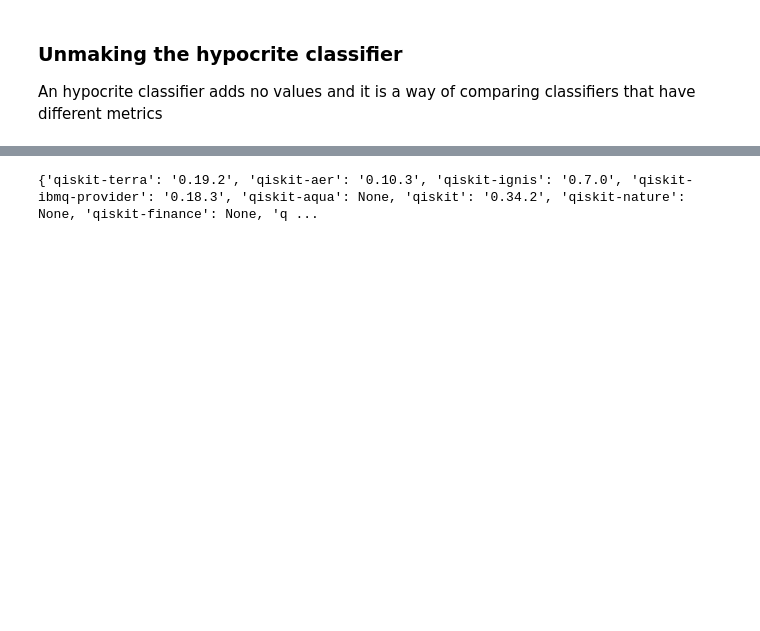
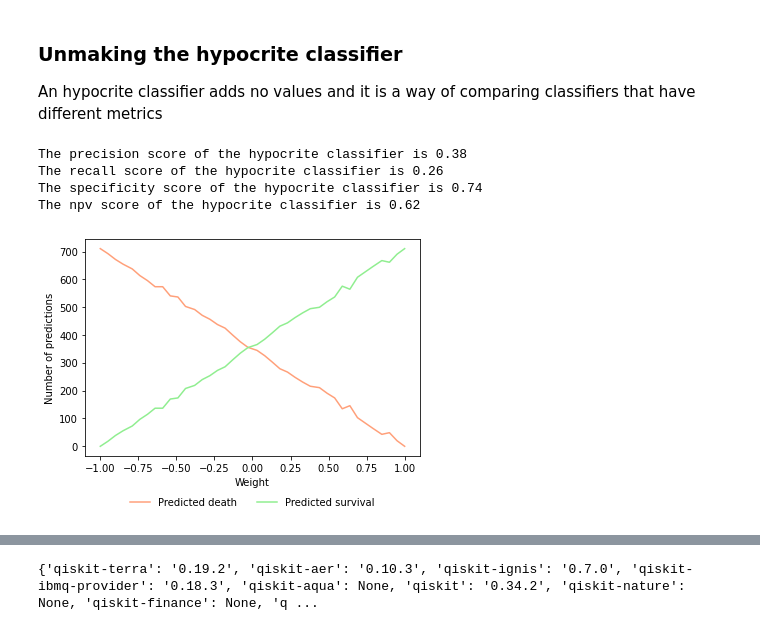
Before and after one commit to leonardocfor/quantum, a Jupyter notebook: notebooks/titanic.ipynb, the cells around one changed output, grey strips where cells are left out. Drawn from its saved outputs; the diff is of its cells as text; code cells hidden in the pictures; blank space fills up the shorter version.

```diff
--- a/notebooks/titanic.ipynb
+++ b/notebooks/titanic.ipynb
@@ -334,3 +334,15 @@ An hypocrite classifier adds no values and it is a way of comparing classifiers
 # The min and max functions ensure the result to be between 0 and 1 . The round function returns either 0 (death) or 1 (survival).
 def hypocrite(passenger,weight):
     return round(min(1,max(0,weight*0.5+random.uniform(0,1))))
+
+w_predictions = run(lambda passenger: hypocrite(passenger,-0.5), train_input)
+w_cm = confusion_matrix(train_labels,w_predictions)
+print('The precision score of the hypocrite classifier is {:.2f}'.format(precision_score(train_labels, w_predictions)))
+print('The recall score of the hypocrite classifier is {:.2f}'.format(recall_score(train_labels, w_predictions)))
+print('The specificity score of the hypocrite classifier is {:.2f}'.format(specificity(w_cm)))
+print('The npv score of the hypocrite classifier is {:.2f}'.format(npv(w_cm)))
+# %% [output]
+The precision score of the hypocrite classifier is 0.38
+The recall score of the hypocrite classifier is 0.26
+The specificity score of the hypocrite classifier is 0.74
+The npv score of the hypocrite classifier is 0.62
@@ -336,0 +373,24 @@ def hypocrite(passenger,weight):
+# %%
+import matplotlib.pyplot as plt
+import matplotlib
+# create a graph for the number of predicted deaths
+deaths, = plt.plot(
+weights, # point at x−axis
+list(map(lambda cur: l_cm[cur][0][0]+l_cm[cur][1][0], steps)),
+'lightsalmon', # color of the graph
+label='Predicted death'
+)
+# create a graph for the number of predicted survivals
+survivals, = plt.plot(
+weights, # point at x−axis
+list(map(lambda cur: l_cm[cur][0][1]+l_cm[cur][1][1], steps)),
+'lightgreen', # color of the graph
+label='Predicted survival'
+)
+plt.legend(handles=[deaths, survivals],loc='upper center',
+bbox_to_anchor=(0.5, -0.15), framealpha=0.0, ncol=2)
+plt.xlabel("Weight")
+plt.ylabel("Number of predictions")
+plt.show()
+# %% [output]
+[figure, added]
```
Also changed, not shown: parts of 14 cells of this notebook, 2 other files.
